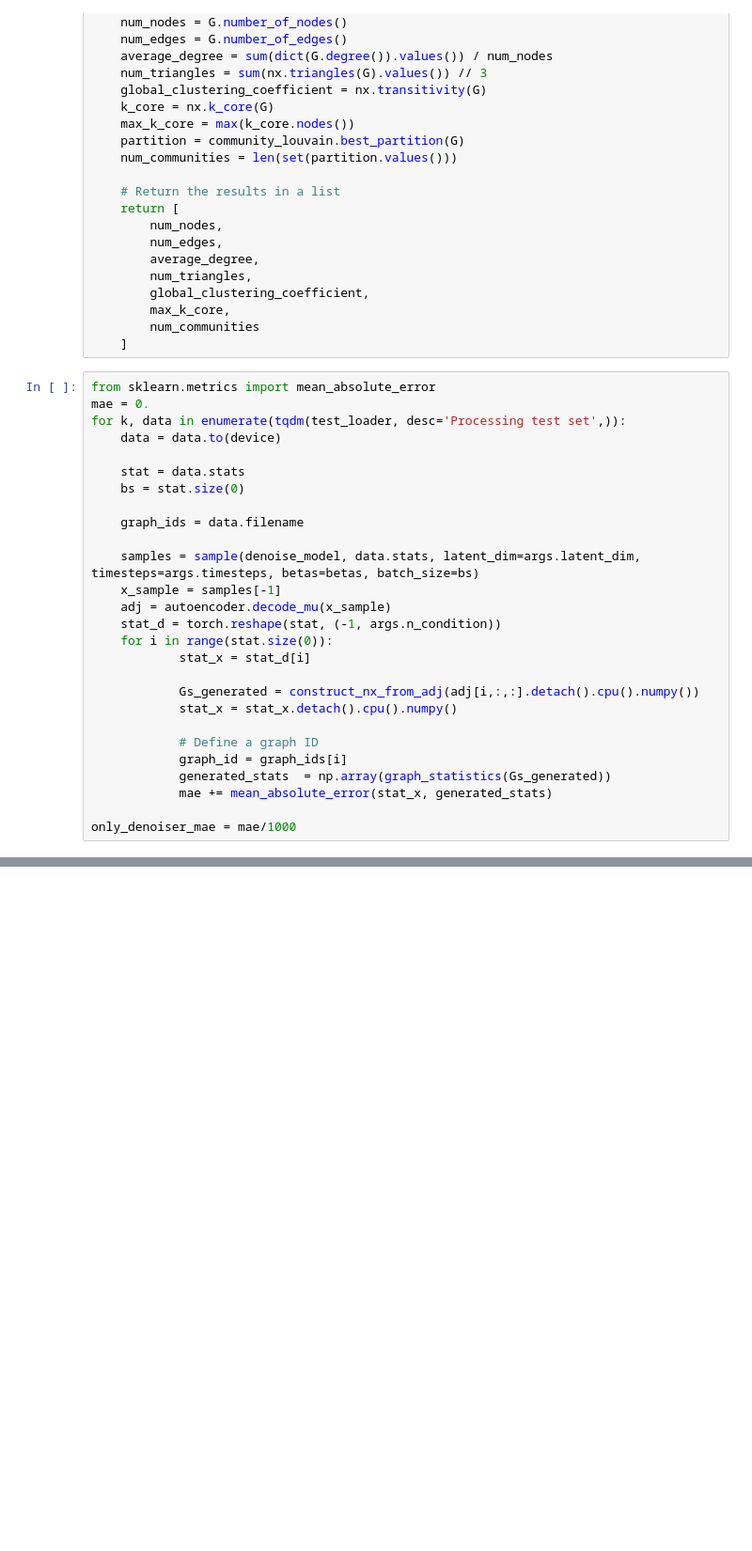
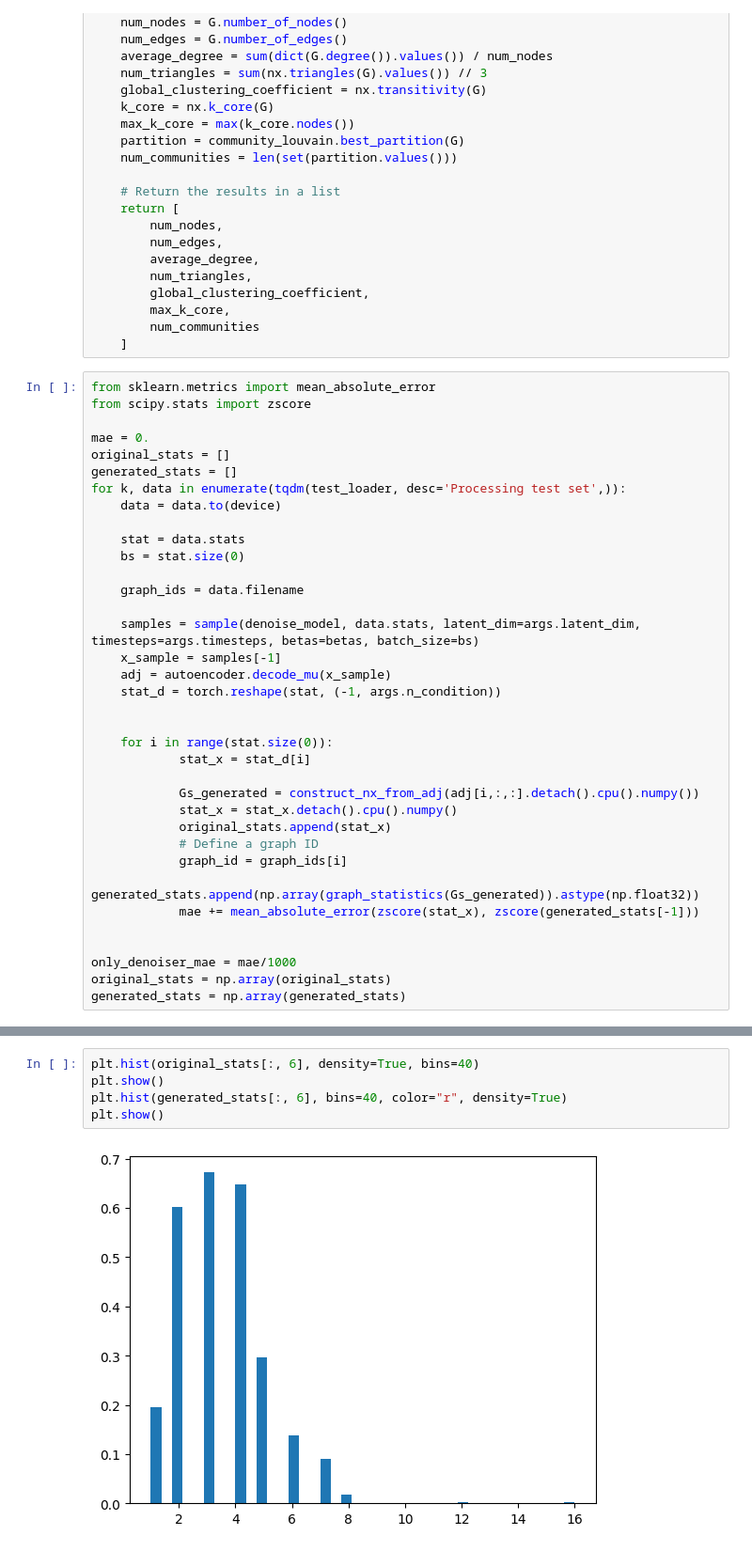
Before and after one commit to vdorseuil/ConditionalGraphGeneration, a Jupyter notebook: code/test.ipynb, the cells around one changed output, grey strips where cells are left out. Shown at 94% size. Saved outputs shown, nothing was run; the diff lists cells and outputs as text; blank space fills up the shorter version.

```diff
--- a/code/test.ipynb
+++ b/code/test.ipynb
@@ -295,7 +296,11 @@ def graph_statistics(G):
     ]
 # %%
 from sklearn.metrics import mean_absolute_error
+from scipy.stats import zscore
+
 mae = 0.
+original_stats = []
+generated_stats = []
 for k, data in enumerate(tqdm(test_loader, desc='Processing test set',)):
     data = data.to(device)
 
@@ -308,15 +313,20 @@ for k, data in enumerate(tqdm(test_loader, desc='Processing test set',)):
     x_sample = samples[-1]
     adj = autoencoder.decode_mu(x_sample)
     stat_d = torch.reshape(stat, (-1, args.n_condition))
+
+
     for i in range(stat.size(0)):
             stat_x = stat_d[i]
 
             Gs_generated = construct_nx_from_adj(adj[i,:,:].detach().cpu().numpy())
             stat_x = stat_x.detach().cpu().numpy()
-
+            original_stats.append(stat_x)
             # Define a graph ID
             graph_id = graph_ids[i]
-            generated_stats  = np.array(graph_statistics(Gs_generated))
-            mae += mean_absolute_error(stat_x, generated_stats)
+            generated_stats.append(np.array(graph_statistics(Gs_generated)).astype(np.float32))
+            mae += mean_absolute_error(zscore(stat_x), zscore(generated_stats[-1]))
+
 
 only_denoiser_mae = mae/1000
+original_stats = np.array(original_stats)
+generated_stats = np.array(generated_stats)
@@ -326,0 +337,7 @@ print(train_init_mae, no_train_mae, only_vae_mae, only_denoiser_mae)
+# %%
+plt.hist(original_stats[:, 6], density=True, bins=40)
+plt.show()
+plt.hist(generated_stats[:, 6], bins=40, color="r", density=True)
+plt.show()
+# %% [output]
+[figure, added]
```
Also changed, not shown: parts of 8 cells of this notebook, 2 other files.
